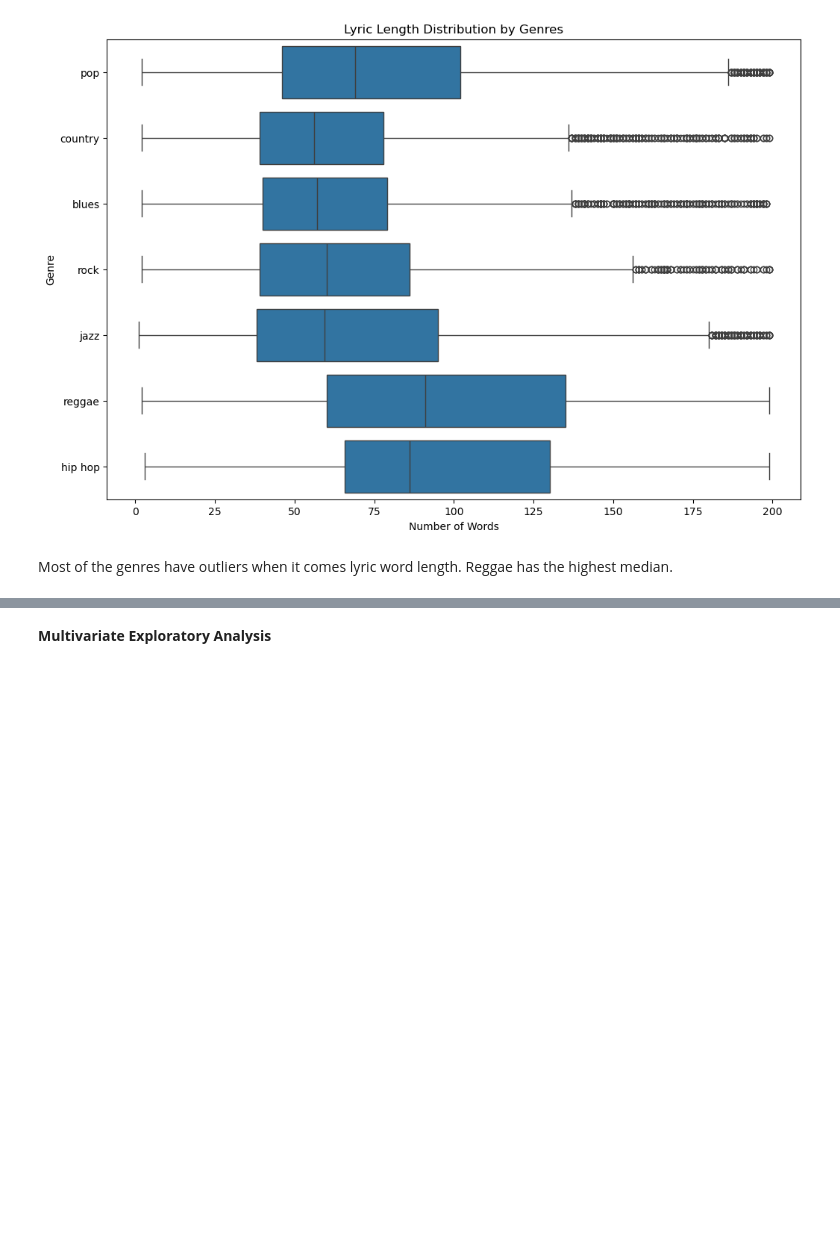
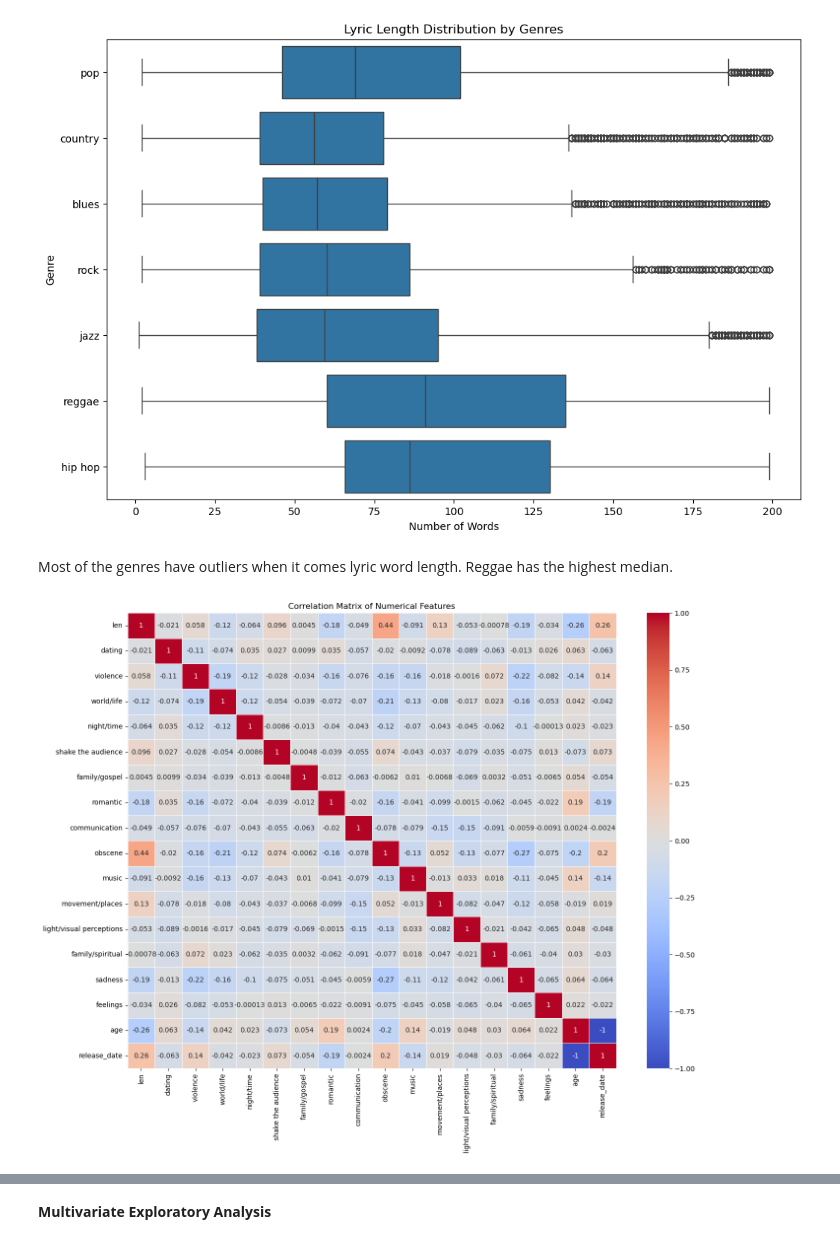
Before and after one commit to Seribii1o1/Music-Recommendation-Algorithm, a Jupyter notebook: code/EDA.ipynb, the cells around one changed output, grey strips where cells are left out. Saved outputs shown, nothing was run; the diff lists cells and outputs as text; code cells hidden in the pictures; blank space fills up the shorter version.

```diff
--- a/code/EDA.ipynb
+++ b/code/EDA.ipynb
@@ -293,3 +293,17 @@ plt.show()
 [figure]
 # %% [markdown]
 Most of the genres have outliers when it comes lyric word length. Reggae has the highest median.
+# %%
+# Correlation Heatmap of Numerical Features
+numerical_cols = ['len', 'dating', 'violence', 'world/life', 'night/time',
+                  'shake the audience', 'family/gospel', 'romantic',
+                  'communication', 'obscene', 'music', 'movement/places',
+                  'light/visual perceptions', 'family/spiritual', 'sadness',
+                  'feelings', 'age', 'release_date']
+plt.figure(figsize=(16, 12))
+correlation_matrix = df[numerical_cols].corr()
+sns.heatmap(correlation_matrix, annot=True, cmap='coolwarm', linewidths=0.5)
+plt.title('Correlation Matrix of Numerical Features')
+plt.show()
+# %% [output]
+[figure, added]
```
Also changed, not shown: parts of 3 cells of this notebook.
